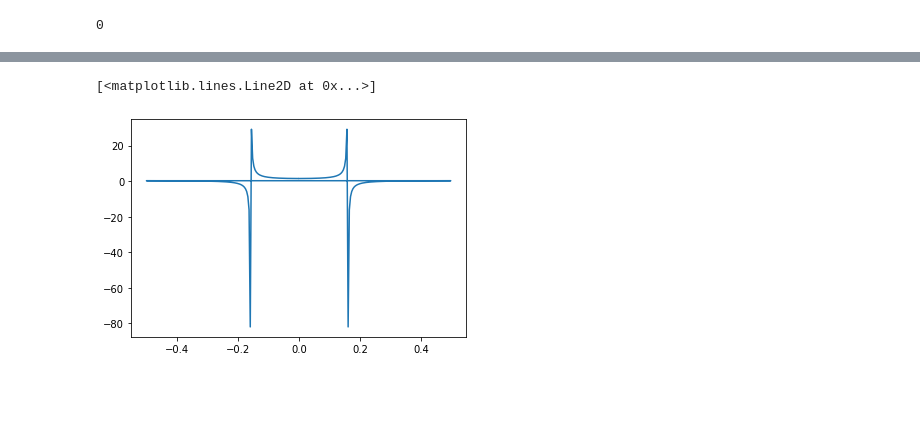
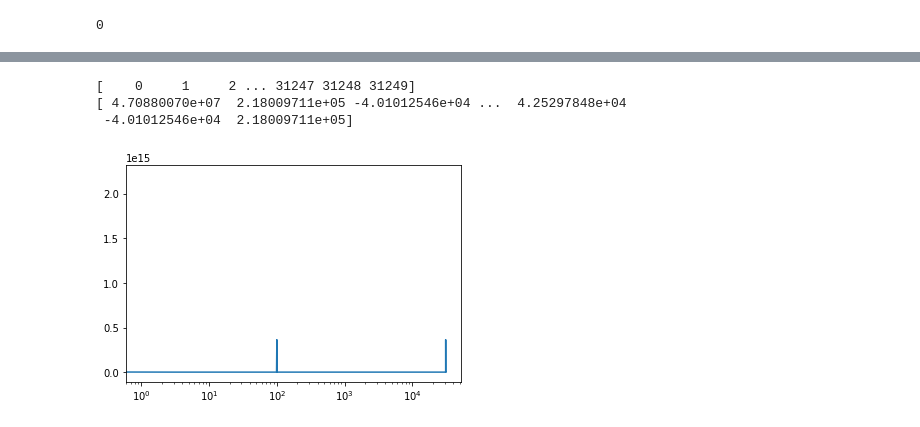
Before and after one commit to stemnic/TTT4280-Labs, a Jupyter notebook: lab1/dataview.ipynb, the cells around one changed output, grey strips where cells are left out. Drawn from its saved outputs; the diff is of its cells as text; code cells hidden in the pictures; blank space fills up the shorter version.

```diff
--- a/lab1/dataview.ipynb
+++ b/lab1/dataview.ipynb
@@ -60,9 +67,19 @@ plt.plot(x,channel1)
-# %%
-
-t = np.arange(256)
-sp = np.fft.fft(np.sin(t))
-freq = np.fft.fftfreq(t.shape[-1])
-plt.plot(freq, sp.real)
-# %% [output]
-[<matplotlib.lines.Line2D at 0x...>]
-[figure, removed]
+# %%
+
+dataobj = data[1][:,0]
+#print(dataobj)
+t = np.arange(0,len(dataobj))
+#t = np.arange(0,1,1/len(dataobj))
+print(t)
+sp = np.fft.fft(dataobj)
+freq = t
+print(sp.real)
+plt.xscale('log')
+#plt.yscale('log')
+plt.plot(freq,abs(sp)**2)
+plt.savefig("fft.png")
+# %% [output]
+[    0     1     2 ... 31247 31248 31249]
+[ 4.70880070e+07  2.18009711e+05 -4.01012546e+04 ...  4.25297848e+04
+ -4.01012546e+04  2.18009711e+05]
+[figure, added]
```
Also changed, not shown: parts of 3 cells of this notebook, 1 other file.
